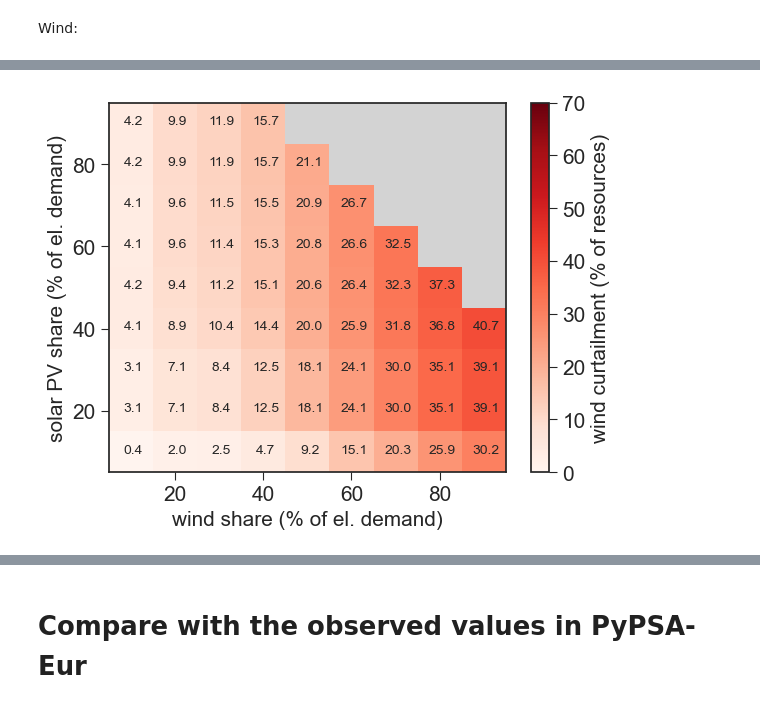
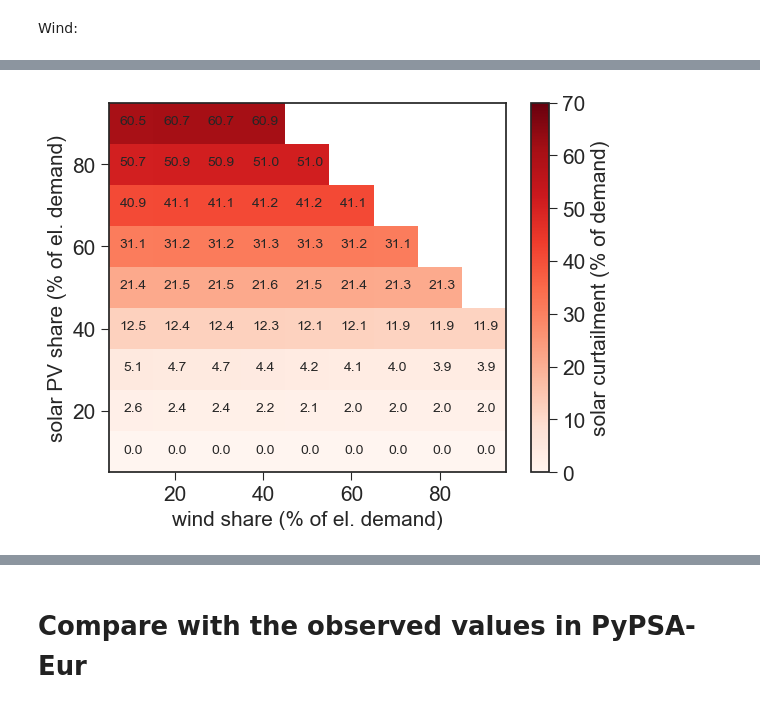
Before and after one commit to ebbekyhl/PyPSA-Eur-Curtailment-Emulator, a Jupyter notebook: test_pypsa_emulator.ipynb, the cells around one changed output, grey strips where cells are left out. Cells and saved outputs as stored; diff of their text form; code cells hidden in the pictures.

```diff
--- a/test_pypsa_emulator.ipynb
+++ b/test_pypsa_emulator.ipynb
@@ -123,7 +122,7 @@ scenarios = {"base":base_case,
 Update parameters according to the specified scenarios (if not needed, set the *update_parameters* to False which keeps the existing parameters):
 # %%
 update_parameters = True
-continuous_axis = "secondary" # "primary" or "secondary"
+continuous_axis = "both" # "primary", "secondary", or "both"
 if update_parameters:
     create_emulator(scenarios,
                     RDIR,
@@ -131,7 +130,9 @@ if update_parameters:
                     efficiencies,
                     tech_labels,
                     continuous_axis,
-                    update_excel_file=True, # if True, updates the excel file with the results of the PyPSA runs
+                    update_excel_file=False, # if True, updates the excel file with the results of the PyPSA runs
                                             # Note that the Excel file only updates parameters of wind, solar, LDES, and SDES.
+                                            # Furthermore, this is only possible with the continuous_axis set to either "primary"
+                                            # or "secondary".
                     )
 # %% [output]
@@ -169,7 +173,9 @@ def test_pypsa_emulator_python(primary_res,
                                renewable,
                                demand,
                                act_techs,
-                               continuous_axis="secondary"):
+                               continuous_axis,
+                               scaling_p=1,
+                               scaling_s=0):
 
     print("Evaluating " + renewable + " curtailment, using " + continuous_axis + " resource as the continuous axis...")
     curtailment_d = {}
@@ -177,7 +183,7 @@ def test_pypsa_emulator_python(primary_res,
     for primary_resource in primary_res:
         for secondary_resource in secondary_res:
             if primary_resource + secondary_resource <= 130:
-                curt_d,curt_r = run_pypsa_emulator_python(renewable,demand, primary_resource, secondary_resource, act_techs, continuous_axis)
+                curt_d,curt_r = run_pypsa_emulator_python(renewable,demand, primary_resource, secondary_resource, act_techs, continuous_axis, scaling_p,scaling_s)
                 curtailment_d[secondary_resource,primary_resource] = curt_d
                 curtailment_r[secondary_resource,primary_resource] = curt_r
 
@@ -234,20 +235,24 @@ Define the scenario for the estimation of the curtialment based on the renewable
 Note that the current version of this repository uses an Excel sheet which might lead to long computation time since it reads and writes to the file in every iteration.
 # %%
 results_path = "results/" # directory at which curtailment estimates will be stored
-method = "Python" # "Python" or "Excel"
-curtailment_type = "resources" # "demand" or "resources
+curtailment_type = "demand" # "demand" or "resources
 overwrite = True # Whether existing files should be overwritten (True) or not (False)
 
 demand = 100 # electricity demand on transmission and distribution level
-wind_res = np.arange(10,100,2) # wind resources (in percentage of demand)
-solar_res = np.arange(10,100,2) # solar resources (in percentage of demand)
-
+step = 10
+wind_res = np.arange(step,100,step) # wind resources (in percentage of demand)
+solar_res = np.arange(step,100,step) # solar resources (in percentage of demand)
+N = len(wind_res)*len(solar_res) # number of wind-solar combinations
 techs = {"ldes":0, # activity of long-duration storage (in percentage of demand)
         "sdes":0, # activity of short-duration storage (in percentage of demand)
         "transmission":0, # transmission expansion (in percentage of existing transmission volume)
         }
 
-wind_curtailment_series, solar_curtailment_series, scenario_name = run_pypsa_emulator(method, wind_res,solar_res,techs,curtailment_type,results_path,demand, overwrite=False)
+# scaling (weighting) factors of the two interpolants
+scaling_p = 1 # weighting of the interpolant along the primary axis
+scaling_s = 1 - scaling_p # weighting of the interpolant along the secondary axis
+
+wind_curtailment_series, solar_curtailment_series, scenario_name = run_pypsa_emulator(wind_res,solar_res,techs,curtailment_type,results_path,demand, scaling_p, scaling_s, overwrite=False)
 # Here, 6.4 and 18.7 for LDES and SDES correspond to the optimum values in the PyPSA-Eur scenario
 # with a 50%-50% wind and solar share.
 
@@ -277,16 +294,17 @@ Wind:
 # %%
-fig1, ax1, df1 = color_plot_2D(wind_curtailment_series,
-                               renewable = "wind",
+fig1, ax1, df1 = color_plot_2D(solar_curtailment_series,
+                               renewable = "solar",
                                vmax = color_max_value,
-                               cbar_label=curtailment_type)
+                               cbar_label=curtailment_type,
+                               write_values=True)
 
 # mask dataframe such that only values below a certain threshold are shown
 df_m = mask_df(df1,threshold=0)
 ax1.pcolor(df1.columns,df1.index,df_m, hatch='/', alpha=0.)
 
 N = len(wind_res)*len(solar_res)
-fig1.savefig("figures/wind/" + "wind_curtailment_N" + str(N) + "_" + scenario_name + "_" + curtailment_type + ".png",
+fig1.savefig("figures/solar/" + "solar_curtailment_N" + str(N) + "_" + scenario_name + "_" + curtailment_type + ".png",
                 bbox_inches="tight",
                 dpi=300)
 # %% [output]
-[figure, old version]
+[figure, new version]
```
Also changed, not shown: parts of 29 cells of this notebook, 37 other files.
